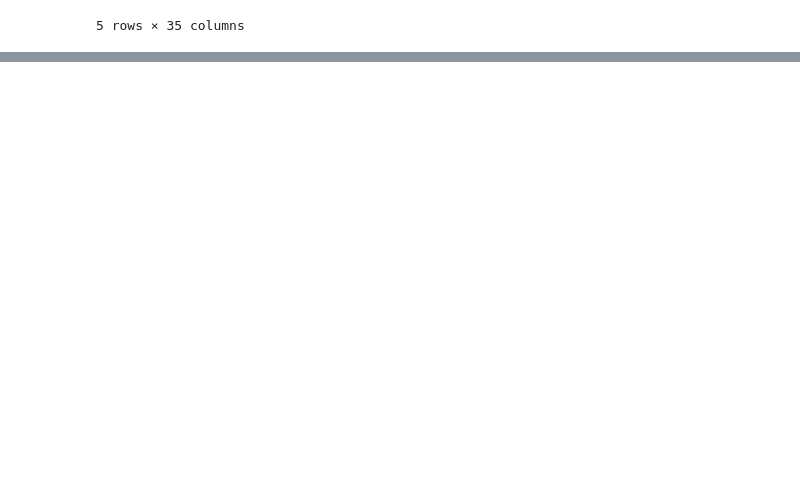
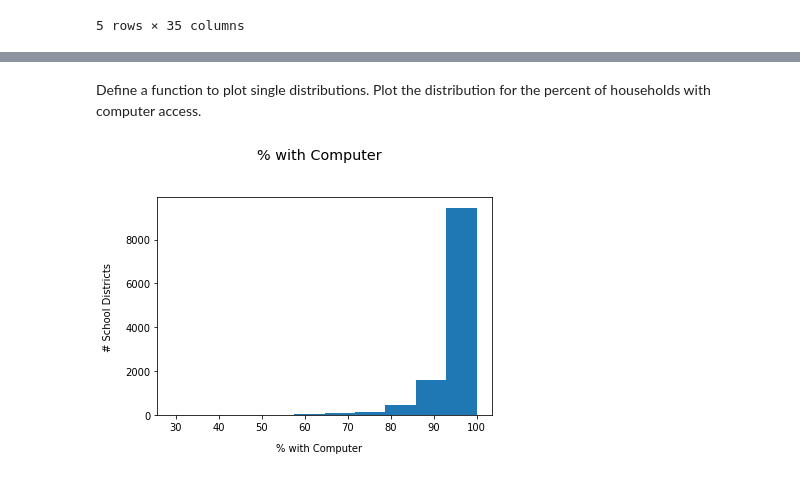
Before and after one commit to NalaniKai/data-512-final, a Jupyter notebook: Covid19ImpactOnEducation.ipynb, the cells around one changed output, grey strips where cells are left out. Saved outputs shown, nothing was run; the diff lists cells and outputs as text; code cells hidden in the pictures; blank space fills up the shorter version.

```diff
--- a/Covid19ImpactOnEducation.ipynb
+++ b/Covid19ImpactOnEducation.ipynb
@@ -358,0 +417,27 @@ The following two dataframes were created in this data preparation section and w
+# %%
+#plot histograms for the percent of households per income bracket
+rows = 4
+cols = 3
+num_plots = rows*cols
+fig, axes = plt.subplots(nrows=rows, ncols=cols, figsize=(15, 10))
+i = 0
+j = 0
+income_values = income_dict.values() #income brackets
+for v in income_values:
+    set_plot(v, i, j, axes)
+    if j < cols-1:                   #specify plot location
+        j += 1
+    else:
+        i += 1
+        j = 0
+
+#save the image of the histograms
+plt.savefig("Visualizations/Demographics_Income.png")
+
+#remove empty plots
+extra_plots = num_plots - len(income_values)
+for extra in range(0, extra_plots):
+    fig.delaxes(axes.flatten()[len(income_values)-extra+1])
+
+#plot the histograms together
+fig.tight_layout()
@@ -358,0 +446,18 @@ The following two dataframes were created in this data preparation section and w
+# %% [markdown]
+Define a function to plot single distributions. Plot the distribution for the percent of households with computer access.
+# %%
+def single_plot(col, df, size):
+    fig, axes = plt.subplots(figsize=size)
+    plt.hist(df[col])
+    # set title and axis labels
+    plt.suptitle(col, x=0.5, y=1.05, ha='center', fontsize='x-large')
+    fig.text(0.5, 0.00, col, ha='center')
+    fig.text(0.00, 0.5, '# School Districts', va='center', rotation='vertical')
+
+#plot histograms for computer access
+single_plot("% with Computer", k_12_education_demographics_df, (6, 4))
+
+#save the image of the histograms
+plt.savefig("Visualizations/Demographics_Computer.png")
+# %% [output]
+[figure, added]
```
Also changed, not shown: parts of 23 cells of this notebook, 8 other files.
